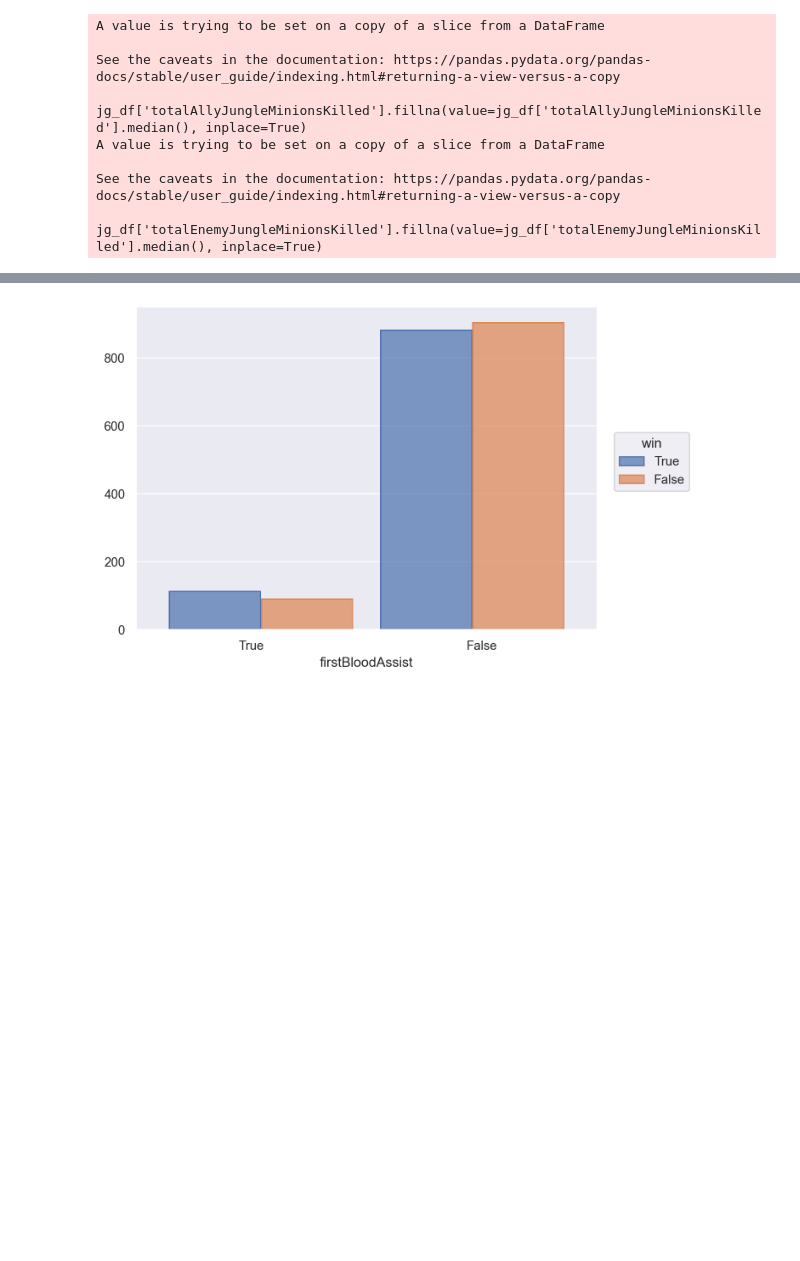
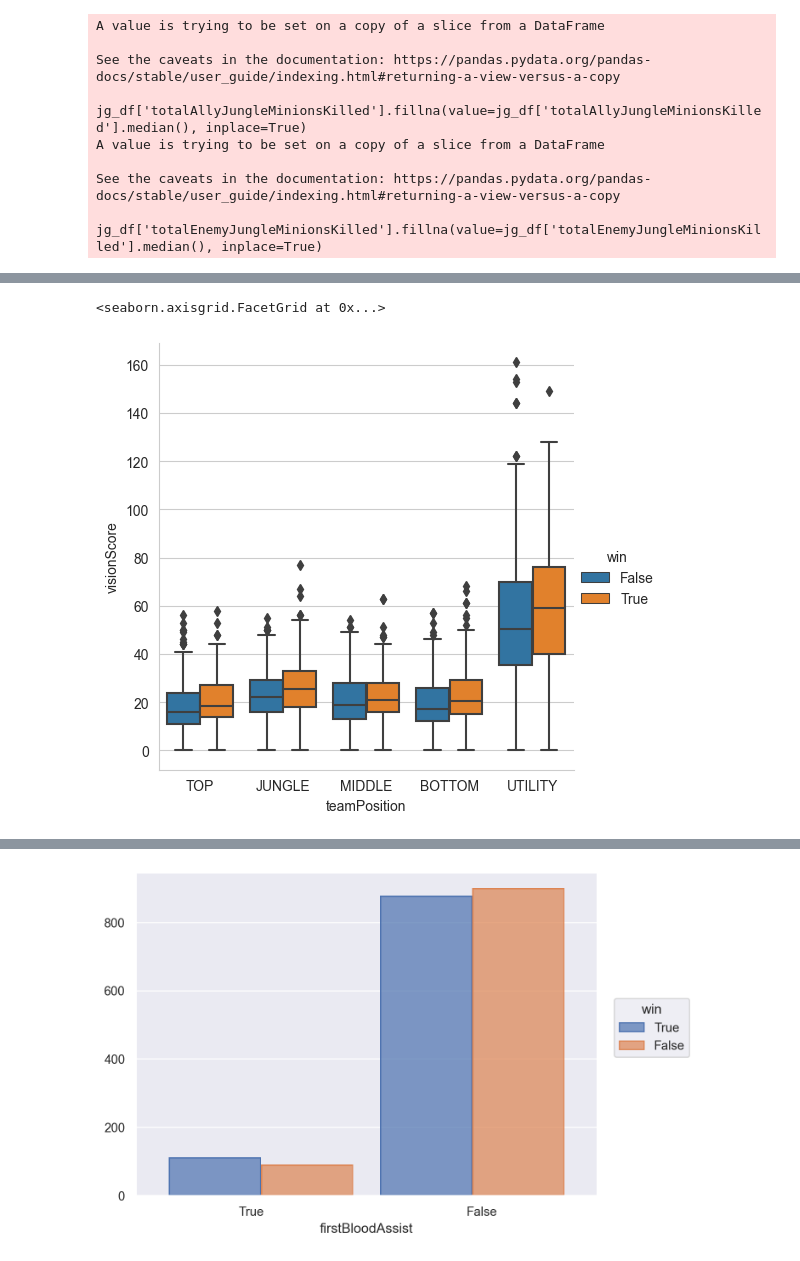
Before and after one commit to anhtq0111/data_governance, a Jupyter notebook: preprocess.ipynb, the cells around one changed output, grey strips where cells are left out. Saved outputs shown, nothing was run; the diff lists cells and outputs as text; code cells hidden in the pictures; blank space fills up the shorter version.

```diff
--- a/preprocess.ipynb
+++ b/preprocess.ipynb
@@ -428,3 +432,8 @@ sns.catplot(data=df, x='teamPosition', y='magicDamageDealtToChampions', hue='win
+# %%
+sns.catplot(data=df, x='teamPosition', y='visionScore', hue='win', kind='box')
+# %% [output]
+<seaborn.axisgrid.FacetGrid at 0x...>
+[figure, added]
 # %%
 # goldEarned over time
 (so.Plot(df, x='timePlayed', y='goldEarned', color='teamPosition')
```
Also changed, not shown: parts of 35 cells of this notebook.
